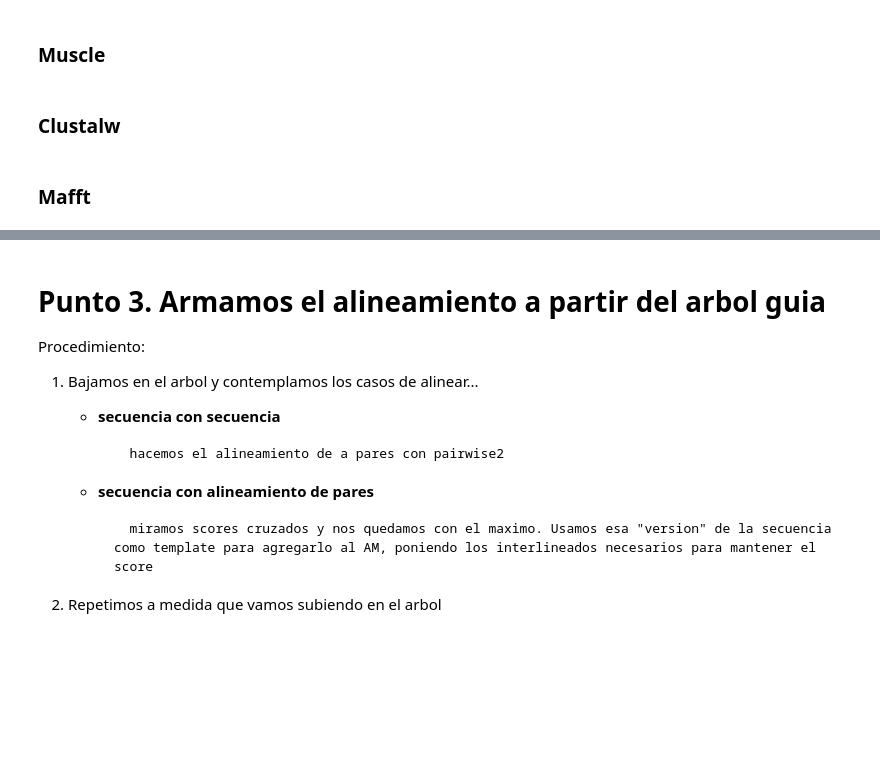
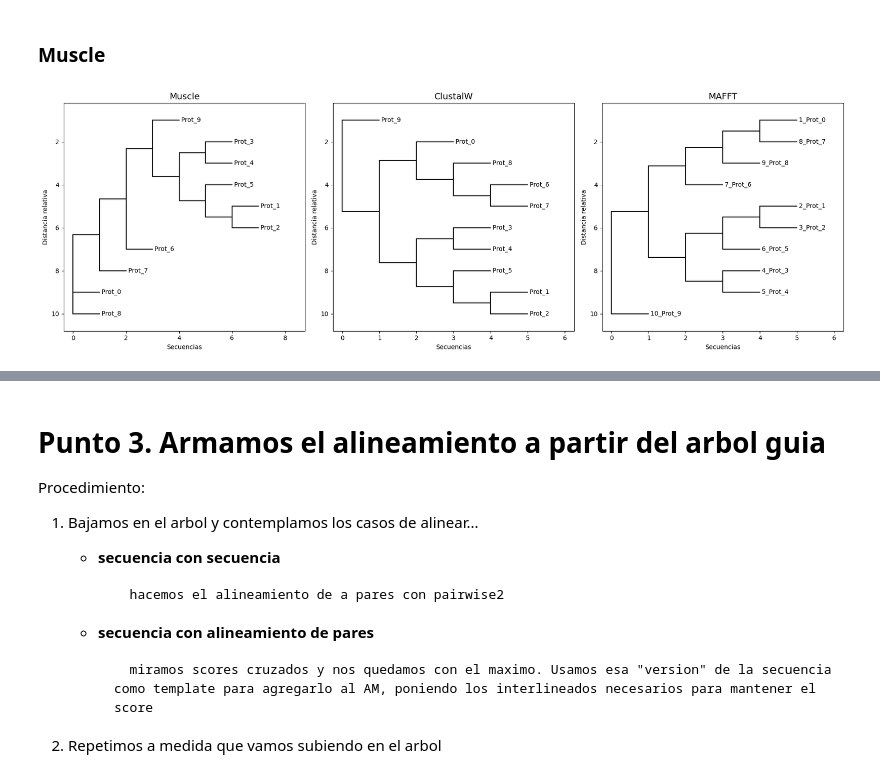
Before and after one commit to NadinaMaia/BioinformaticaAvanzada, a Jupyter notebook: tp3/TP_3.ipynb, the cells around one changed output, grey strips where cells are left out. Cells and saved outputs as stored; diff of their text form; code cells hidden in the pictures; blank space fills up the shorter version.

```diff
--- a/tp3/TP_3.ipynb
+++ b/tp3/TP_3.ipynb
@@ -416,2 +400,0 @@ Phylo.draw(tree_no_lengths)
-# %% [markdown]
-### Clustalw
@@ -426,2 +400,0 @@ Phylo.draw(tree_no_lengths)
-# %% [markdown]
-### Mafft
@@ -435,0 +401,26 @@ Phylo.draw(tree_no_lengths)
+# %%
+# Archivos de árboles
+archivos = ["arbol_muscle.phylotree", "arbol_clustalw.tree", "arbol_mafft.tree"]
+titulos = ["Muscle", "ClustalW", "MAFFT"]
+
+# Creamos subplots: 1 fila, 3 columnas
+fig, axes = plt.subplots(1, 3, figsize=(18, 6))
+
+for ax, archivo, titulo in zip(axes, archivos, titulos):
+    tree = Phylo.read(archivo, "newick")
+
+    # Quitar longitudes de rama
+    tree_no_lengths = copy.deepcopy(tree)
+    for clade in tree_no_lengths.find_clades():
+        clade.branch_length = None
+
+    # Dibujar el árbol en el eje correspondiente
+    Phylo.draw(tree_no_lengths, axes=ax, do_show=False)
+    ax.set_title(titulo, fontsize=14)
+    ax.set_xlabel("Secuencias")  # eje x
+    ax.set_ylabel("Distancia relativa")  # eje y
+
+plt.tight_layout()
+plt.show()
+# %% [output]
+[figure, added]
```
Also changed, not shown: parts of 54 cells of this notebook, 1 other file.
